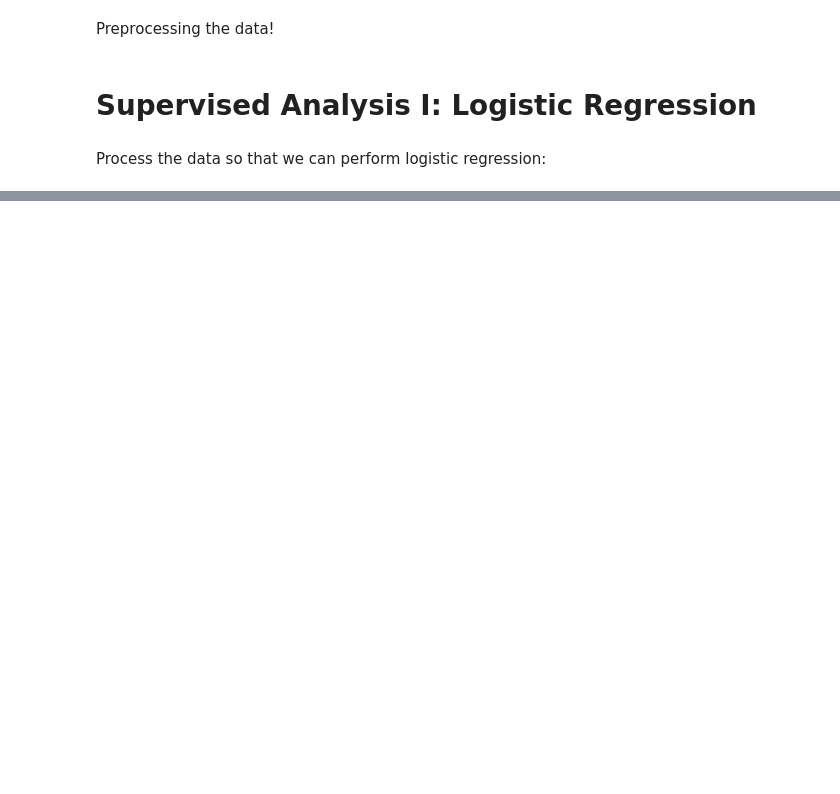
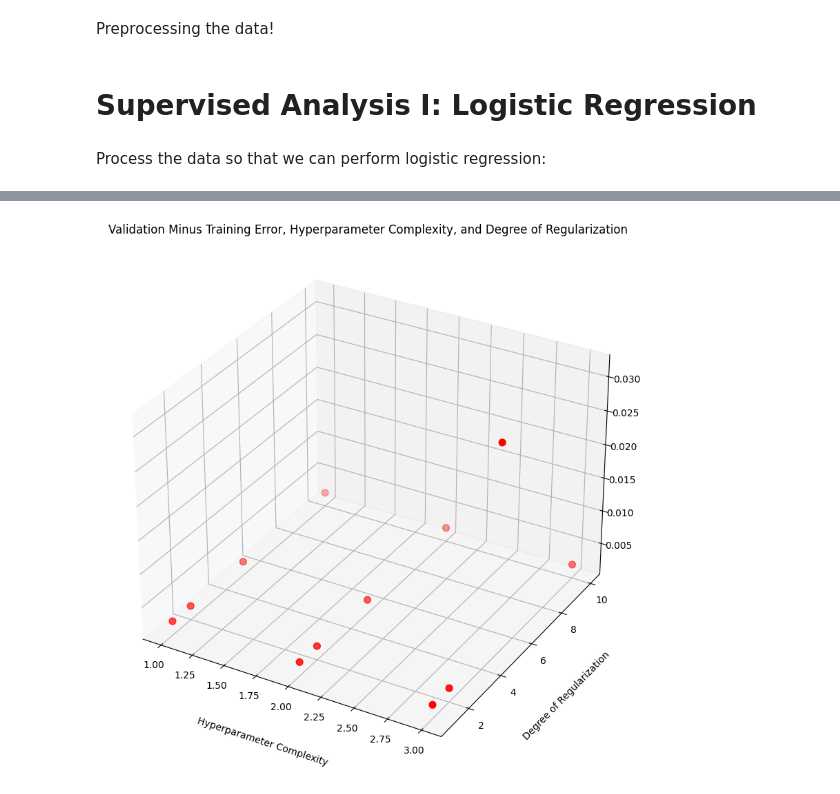
Before and after one commit to BeatrixEB/CS-UY4563.FinalProject, a Jupyter notebook: LogisticReg.ipynb, the cells around one changed output, grey strips where cells are left out. Cells and saved outputs as stored; diff of their text form; code cells hidden in the pictures; blank space fills up the shorter version.

```diff
--- a/LogisticReg.ipynb
+++ b/LogisticReg.ipynb
@@ -61,8 +74,8 @@ ones = np.ones((X_train.shape[0],1))
 ones2 = np.ones((X_test.shape[0],1))
 X_train = np.hstack((ones,X_train))
 X_test = np.hstack((ones2,X_test))
-y_train = np.array(y_train).reshape(-1, 1)
-y_test = np.array(y_test).reshape(-1, 1)
+# y_train = np.array(y_train).reshape(-1, 1)
+# y_test = np.array(y_test).reshape(-1, 1)
 # %%
 # import numpy as np
 # import matplotlib.pyplot as plt
@@ -83,14 +96,16 @@ y_test = np.array(y_test).reshape(-1, 1)
 
 # plt.Text(0.5,257.44,'Predicted label')
 # %%
-XTrainPolynomialDegrees = []
-XTestPolynomialDegrees = []
-nMin = 1
-nMax = 4
-for i in range (nMin, nMax+1):
+XTrainPolynomialDegrees = {}
+XTestPolynomialDegrees = {}
+polyOrders = [1, 2, 3]
+# polyOrders = [1]
+maxScaler = MaxAbsScaler()
+normalScaler = Normalizer()
+for i in polyOrders:
     poly = PolynomialFeatures(i)
-    XTrainPolynomialDegrees.append(scaler.fit_transform(poly.fit_transform(X_train)))
-    XTestPolynomialDegrees.append(scaler.fit_transform(poly.fit_transform(X_test)))
+    XTrainPolynomialDegrees[i] = normalScaler.fit_transform(scaler.fit_transform(poly.fit_transform(X_train)))
+    XTestPolynomialDegrees[i] = normalScaler.fit_transform(scaler.fit_transform(poly.fit_transform(X_test)))
 # %%
 # iters = np.array(range(0,num_iters,10))
 # # iters = np.array(range(num_iters))
@@ -167,0 +223,27 @@ NameError: name 'CsMin' is not defined
+# %%
+%matplotlib inline
+x = polyOrders
+y = CSValues
+X, Y = np.meshgrid(x,y)
+
+Z = np.zeros(X.shape)
+for j in range(Z.shape[0]):
+    for i in range(Z.shape[1]):
+        Z[j, i]= dict[f'CS = {Y[j, i]}'][f'Polynomial order of data = {X[j, i]}'][1] - dict[f'CS = {Y[j, i]}'][f'Polynomial order of data = {X[j, i]}'][0]
+
+
+fig = plt.figure(figsize = (10,10))
+ax = plt.axes(projection='3d')
+ax.grid()
+
+ax.scatter(X, Y, Z, c = 'r', s = 50)
+
+ax.set_title('Validation Minus Training Error, Hyperparameter Complexity, and Degree of Regularization')
+
+# Set axes label
+ax.set_xlabel('Hyperparameter Complexity', labelpad=20)
+ax.set_ylabel('Degree of Regularization', labelpad=20)
+ax.set_zlabel('Validation Minus Training Error', labelpad=20)
+plt.show()
+# %% [output]
+[figure, added]
```
Also changed, not shown: parts of 7 cells of this notebook, 2 other files.
